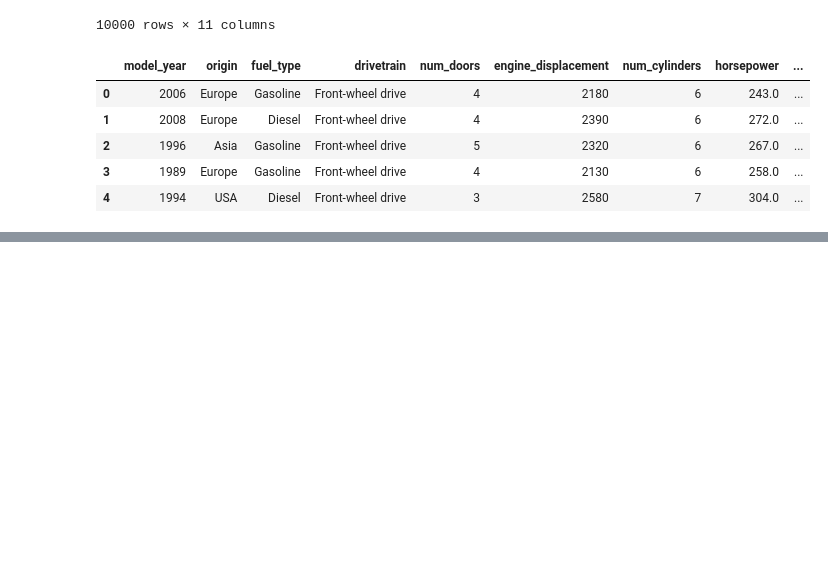
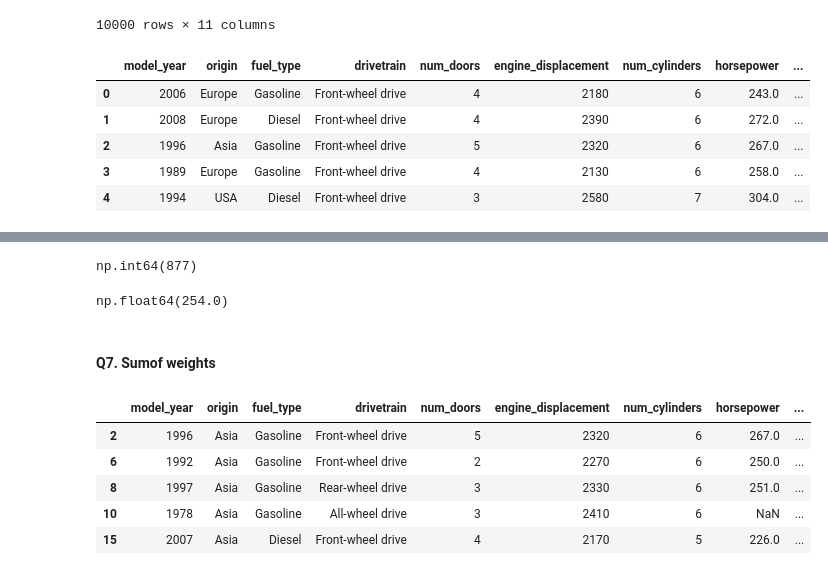
Before and after one commit to James-Okorie1234/machine-learning-zoomcamp-homework, a Jupyter notebook: 01-intro/ML_zoomcamp_homework1.ipynb, the cells around one changed output, grey strips where cells are left out. Drawn from its saved outputs; the diff is of its cells as text; code cells hidden in the pictures; blank space fills up the shorter version.

```diff
--- a/01-intro/ML_zoomcamp_homework1.ipynb
+++ b/01-intro/ML_zoomcamp_homework1.ipynb
@@ -34,0 +119,7 @@ df.head()
+# %%
+# Filtering cars in Asia
+asia_cars = df[df['origin'] == 'Asia']
+
+# Getting the maximum fuel efficiency
+max_fuel_eff_asia = asia_cars['fuel_efficiency_mpg'].max()
+max_fuel_eff_asia
@@ -34,0 +161,21 @@ df.head()
+# %%
+df['horsepower'].isnull().sum()
+# %% [output]
+np.int64(877)
+# %%
+df['horsepower'].median()
+# %% [output]
+np.float64(254.0)
+# %% [markdown]
+#### Q7. Sumof weights
+# %%
+# All the cars in Asia
+# Had this variable already
+asia_cars.head()
+# %% [output]
+|  | model_year | origin | fuel_type | drivetrain | num_doors | engine_displacement | num_cylinders | horsepower | ... |
+| 2 | 1996 | Asia | Gasoline | Front-wheel drive | 5 | 2320 | 6 | 267.0 | ... |
+| 6 | 1992 | Asia | Gasoline | Front-wheel drive | 2 | 2270 | 6 | 250.0 | ... |
+| 8 | 1997 | Asia | Gasoline | Rear-wheel drive | 3 | 2330 | 6 | 251.0 | ... |
+| 10 | 1978 | Asia | Gasoline | All-wheel drive | 3 | 2410 | 6 | NaN | ... |
+| 15 | 2007 | Asia | Diesel | Front-wheel drive | 4 | 2170 | 5 | 226.0 | ... |
```
Also changed, not shown: parts of 25 cells of this notebook.
